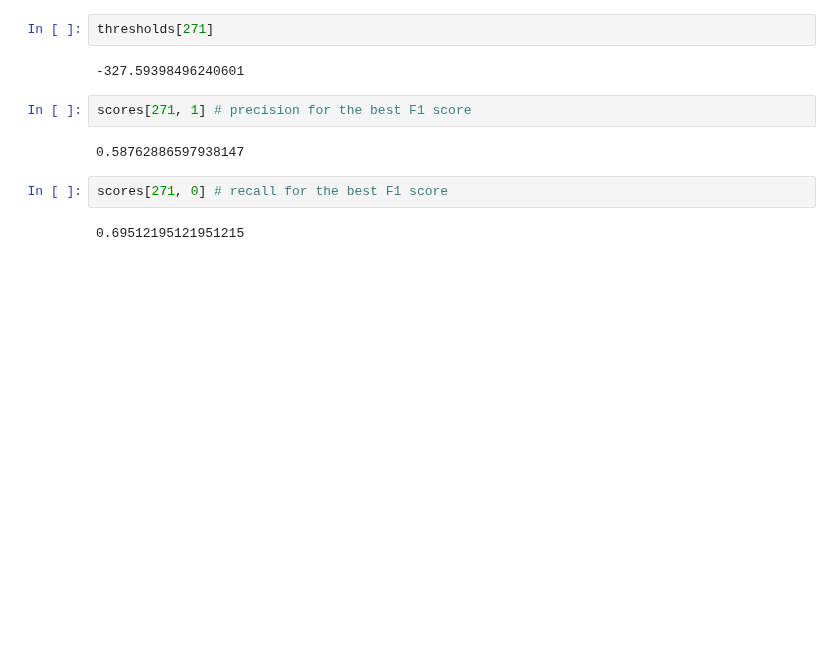
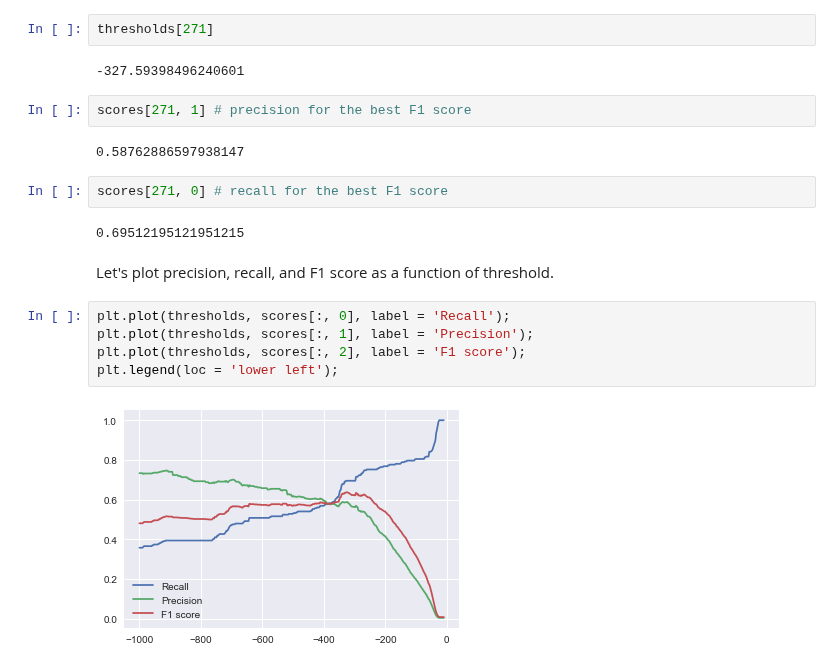
Before and after one commit to sushant2811/CreditCardFraudDetection, a Jupyter notebook: CCFraud-AnomalyDetection.ipynb, the cells around one changed output. Drawn from its saved outputs; the diff is of its cells as text; blank space fills up the shorter version.

Commit message:
Precision-recall scores

```diff
--- a/CCFraud-AnomalyDetection.ipynb
+++ b/CCFraud-AnomalyDetection.ipynb
@@ -394,3 +394,12 @@ scores[271, 1] # precision for the best F1 score
 scores[271, 0] # recall for the best F1 score
 # %% [output]
 0.69512195121951215
+# %% [markdown]
+Let's plot precision, recall, and F1 score as a function of threshold.
+# %%
+plt.plot(thresholds, scores[:, 0], label = 'Recall');
+plt.plot(thresholds, scores[:, 1], label = 'Precision');
+plt.plot(thresholds, scores[:, 2], label = 'F1 score');
+plt.legend(loc = 'lower left');
+# %% [output]
+[figure, added]
```
